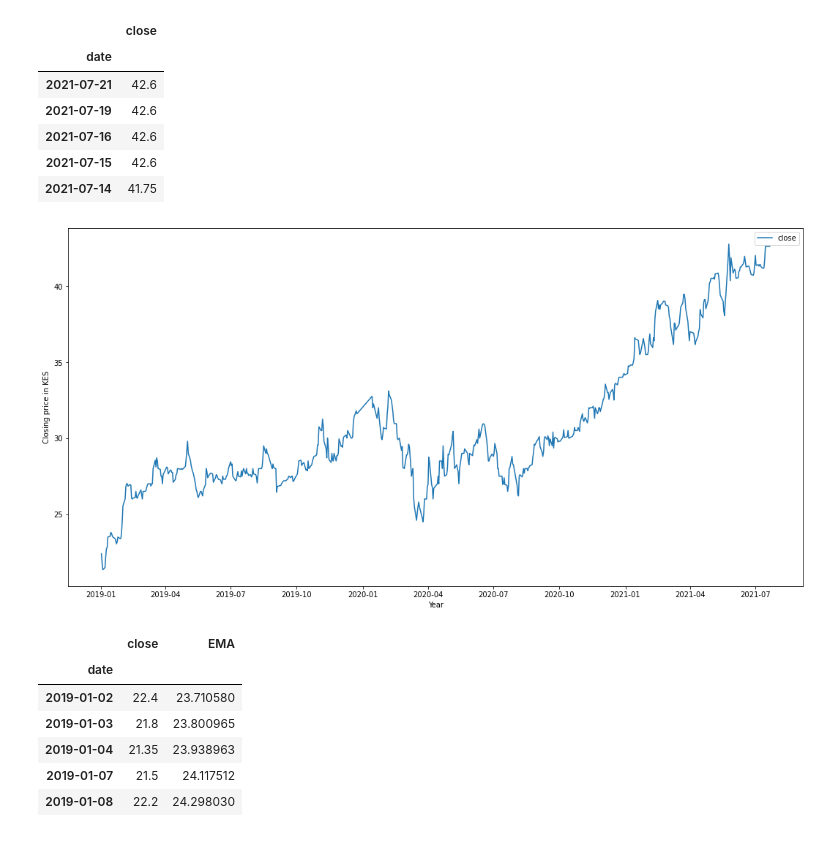
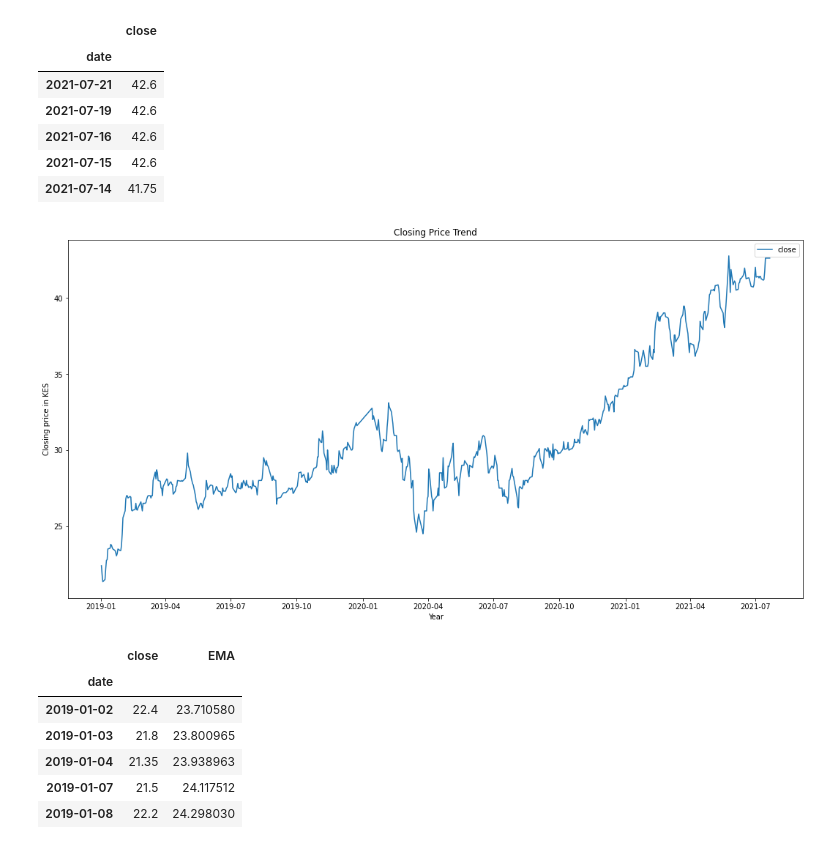
Before and after one commit to wambuimungai/aginic_code_review, a Jupyter notebook: SM_data_exploration_viz_scom.ipynb, the cells around one changed output. Saved outputs shown, nothing was run; the diff lists cells and outputs as text; code cells hidden in the pictures.

```diff
--- a/SM_data_exploration_viz_scom.ipynb
+++ b/SM_data_exploration_viz_scom.ipynb
@@ -95,15 +95,17 @@ df.head()
 | 2021-07-15 | 42.6 |
 | 2021-07-14 | 41.75 |
 # %%
+#plot the trend of the closing proce over the three years
 scom_df = scom_df.sort_values(['date'])
 plt.figure(figsize = (18,9))
 plt.plot(scom_df['date'],scom_df['close'],label = 'close')
 plt.xlabel("Year")
 plt.ylabel("Closing price in KES")
+plt.title("Closing Price Trend")
 plt.legend()
 plt.show()
 # %% [output]
-[figure, old version]
+[figure, new version]
 # %%
 #Defining  exponential moving average function
 def EMA(data, window_size):
```
Also changed, not shown: parts of 5 cells of this notebook, 2 other files.
